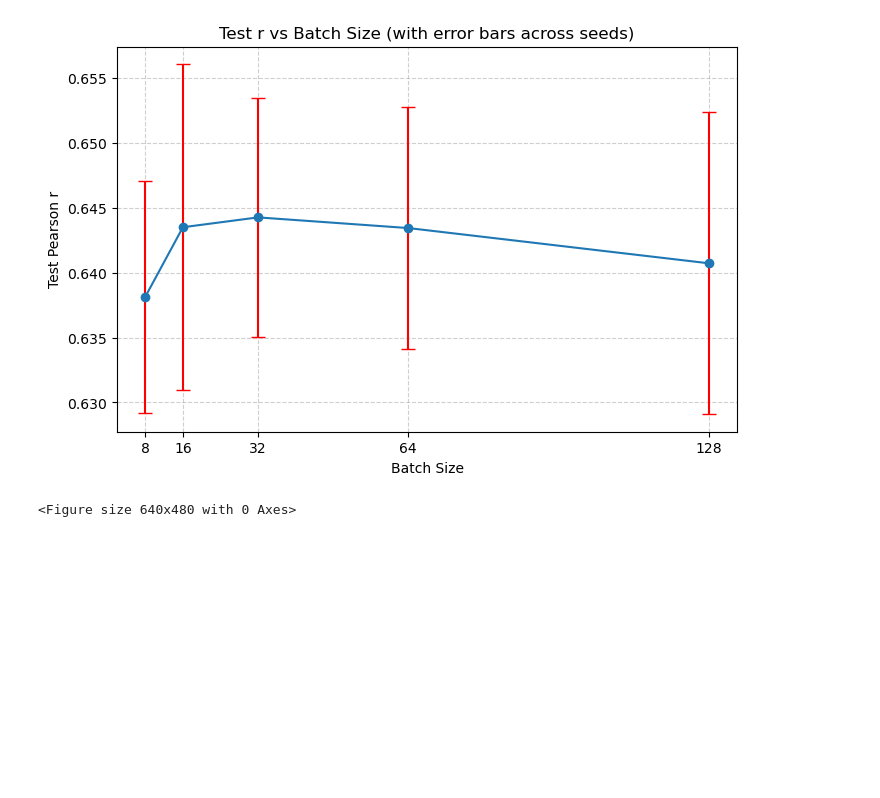
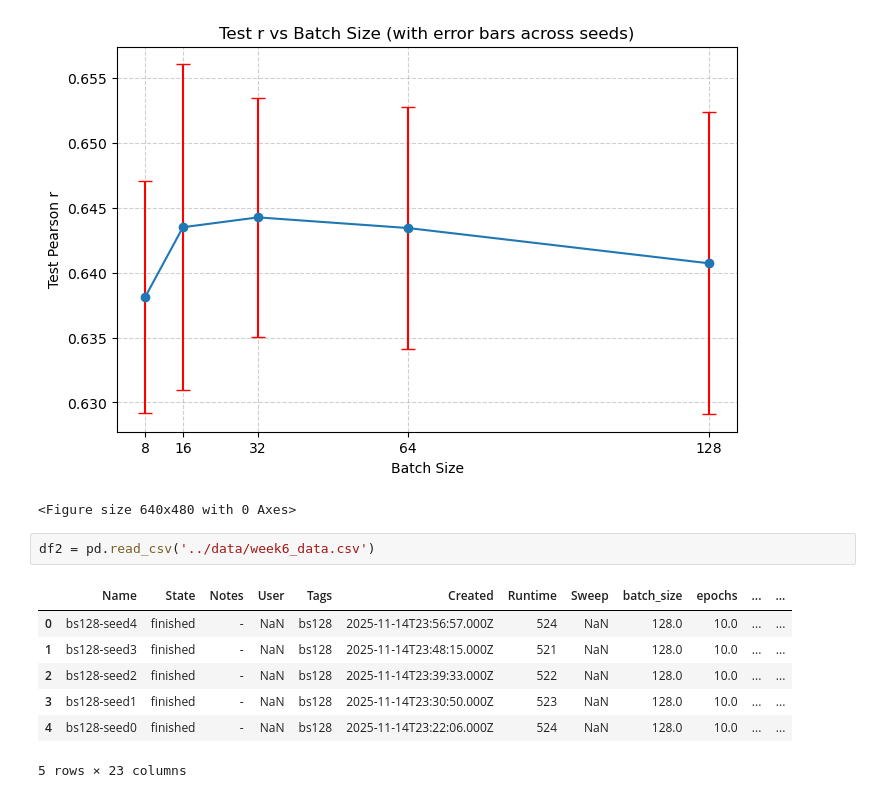
Before and after one commit to brianthuynh10/dsc180-capstone, a Jupyter notebook: notebooks/week6_task.ipynb, the cells around one changed output. Saved outputs shown, nothing was run; the diff lists cells and outputs as text; blank space fills up the shorter version.

```diff
--- a/notebooks/week6_task.ipynb
+++ b/notebooks/week6_task.ipynb
@@ -37,3 +37,13 @@ plt.tight_layout()
 # %% [output]
 [figure]
 <Figure size 640x480 with 0 Axes>
+# %%
+df2 = pd.read_csv('../data/week6_data.csv')
+# %% [output]
+|  | Name | State | Notes | User | Tags | Created | Runtime | Sweep | batch_size | epochs | ... | ... |
+| 0 | bs128-seed4 | finished | - | NaN | bs128 | 2025-11-14T23:56:57.000Z | 524 | NaN | 128.0 | 10.0 | ... | ... |
+| 1 | bs128-seed3 | finished | - | NaN | bs128 | 2025-11-14T23:48:15.000Z | 521 | NaN | 128.0 | 10.0 | ... | ... |
+| 2 | bs128-seed2 | finished | - | NaN | bs128 | 2025-11-14T23:39:33.000Z | 522 | NaN | 128.0 | 10.0 | ... | ... |
+| 3 | bs128-seed1 | finished | - | NaN | bs128 | 2025-11-14T23:30:50.000Z | 523 | NaN | 128.0 | 10.0 | ... | ... |
+| 4 | bs128-seed0 | finished | - | NaN | bs128 | 2025-11-14T23:22:06.000Z | 524 | NaN | 128.0 | 10.0 | ... | ... |
+5 rows × 23 columns
```
Also changed, not shown: parts of 4 cells of this notebook, 5 other files.
